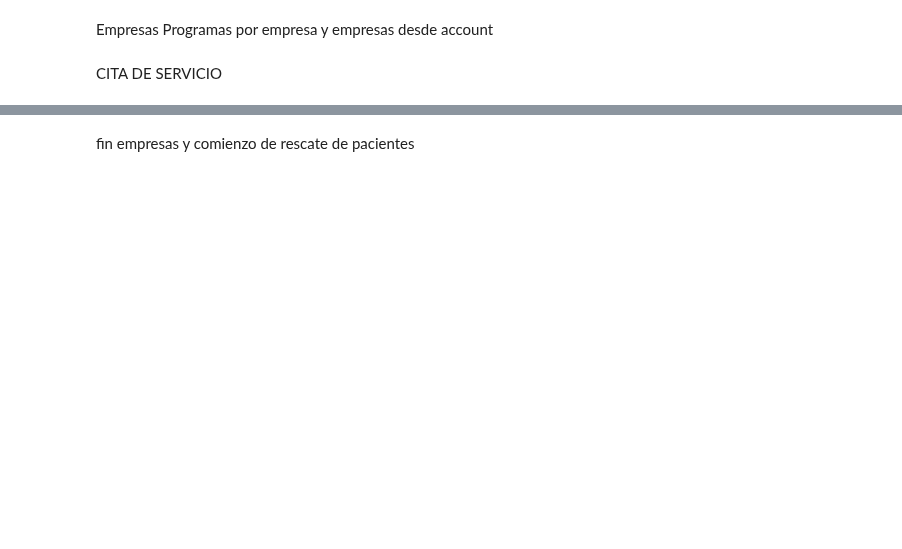
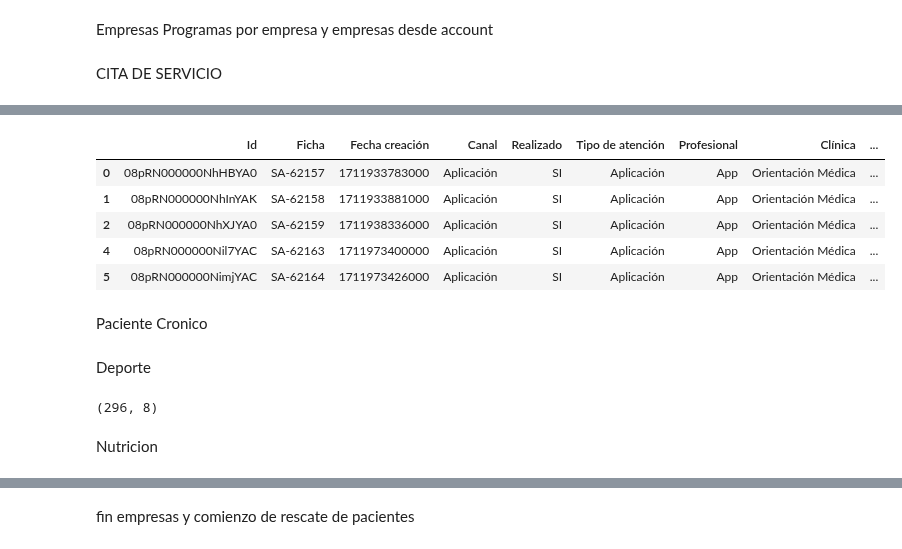
Before and after one commit to juanca-martinez/basefinal, a Jupyter notebook: modeloNuevo/Reportes_Abril.ipynb, the cells around one changed output, grey strips where cells are left out. Cells and saved outputs as stored; diff of their text form; code cells hidden in the pictures; blank space fills up the shorter version.

```diff
--- a/modeloNuevo/Reportes_Abril.ipynb
+++ b/modeloNuevo/Reportes_Abril.ipynb
@@ -86,0 +169,11 @@ CitaDeServicio["Realizado"] = CitaDeServicio["Status"].str.replace("Realizado",
+# %%
+CitaDeServicioO.head(5)
+# %% [output]
+|  | Id | Ficha | Fecha creación | Canal | Realizado | Tipo de atención | Profesional | Clínica | ... |
+| 0 | 08pRN000000NhHBYA0 | SA-62157 | 1711933783000 | Aplicación | SI | Aplicación | App | Orientación Médica | ... |
+| 1 | 08pRN000000NhInYAK | SA-62158 | 1711933881000 | Aplicación | SI | Aplicación | App | Orientación Médica | ... |
+| 2 | 08pRN000000NhXJYA0 | SA-62159 | 1711938336000 | Aplicación | SI | Aplicación | App | Orientación Médica | ... |
+| 4 | 08pRN000000Nil7YAC | SA-62163 | 1711973400000 | Aplicación | SI | Aplicación | App | Orientación Médica | ... |
+| 5 | 08pRN000000NimjYAC | SA-62164 | 1711973426000 | Aplicación | SI | Aplicación | App | Orientación Médica | ... |
+# %% [markdown]
+Paciente Cronico
@@ -86,0 +221,47 @@ CitaDeServicio["Realizado"] = CitaDeServicio["Status"].str.replace("Realizado",
+# %% [markdown]
+Deporte
+# %%
+vacio = "SELECT Id, EmpresaContactoConvenio__c from Ficha_Cl_nica_Deporte__c WHERE CALENDAR_YEAR(CreatedDate ) >= 2024  and CALENDAR_MONTH(CreatedDate ) >= 4 ORDER BY CreatedDate"
+Cita_Servicio = sf.smart_query(vacio)
+Cita_Servicio = Cita_Servicio[(Cita_Servicio["EmpresaContactoConvenio__c"] == "-")]
+Cita_Servicio = Cita_Servicio[["Id"]]
+fake_dict = Cita_Servicio.to_dict("records")
+sf.bulk.Ficha_Cl_nica_Deporte__c.update(fake_dict, batch_size=10000, use_serial=True)
+Cita_Servicio.head()
+
+Cita_Servicio.shape
+
+query_Deporte = "SELECT Id,Name,CreatedDate,Canal__c,  Realizado__c, Tipo_de_Atenci_n__c, Owner.Name from Ficha_Cl_nica_Deporte__c WHERE CALENDAR_YEAR(CreatedDate ) >= 2024 and CALENDAR_MONTH(CreatedDate ) >= 4 ORDER BY CreatedDate"
+dt_Deporte = sf.smart_query(query_Deporte)
+dt_Deporte["Clínica"] = "Deporte"
+dt_Deporte["Profesional"] = np.where(
+    dt_Deporte["Owner.Name"] == "No - Reply", "App", "Profesional"
+)
+
+dt_Deporte = dt_Deporte.rename(
+    columns={
+        "Name": "Ficha",
+        "CreatedDate": "Fecha creación",
+        "Canal__c": "Canal",
+        "Realizado__c": "Realizado",
+        "Tipo_de_Atenci_n__c": "Tipo de atención",
+    }
+)
+dt_Deporte = dt_Deporte[
+    [
+        "Id",
+        "Ficha",
+        "Fecha creación",
+        "Canal",
+        "Realizado",
+        "Tipo de atención",
+        "Profesional",
+        "Clínica",
+        #"Fecha agendamiento",
+    ]
+]
+dt_Deporte.shape
+# %% [output]
+(296, 8)
+# %% [markdown]
+Nutricion
```
Also changed, not shown: parts of 44 cells of this notebook.
